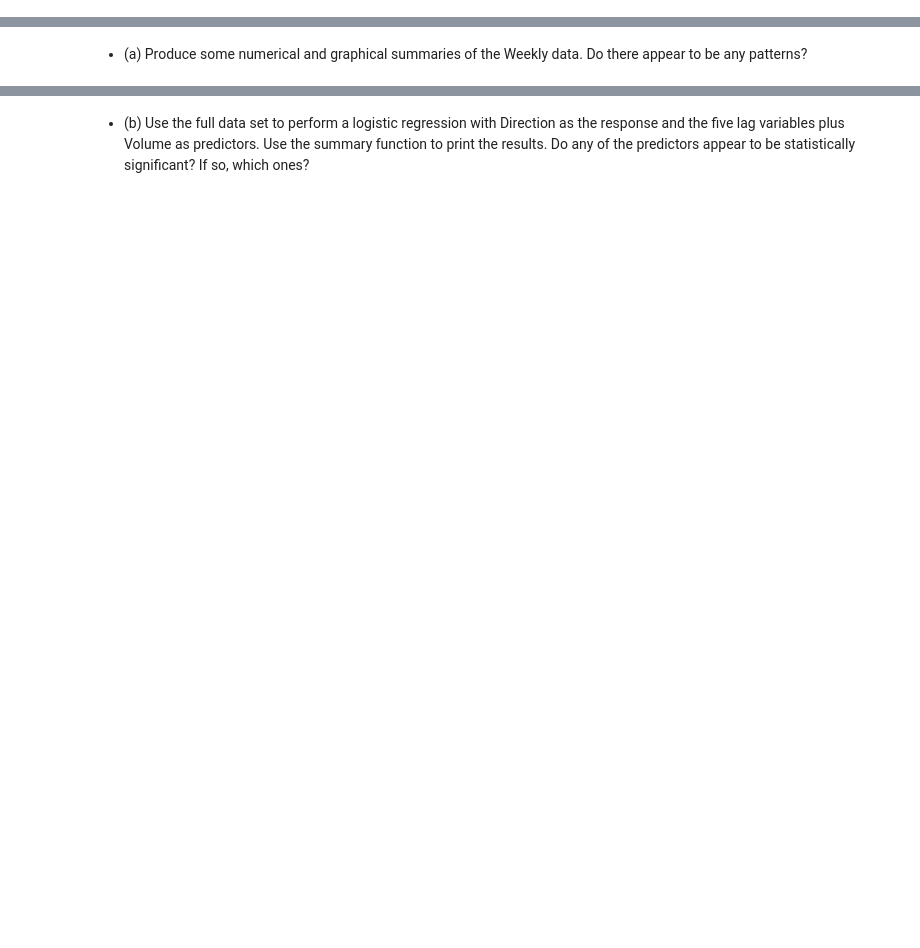
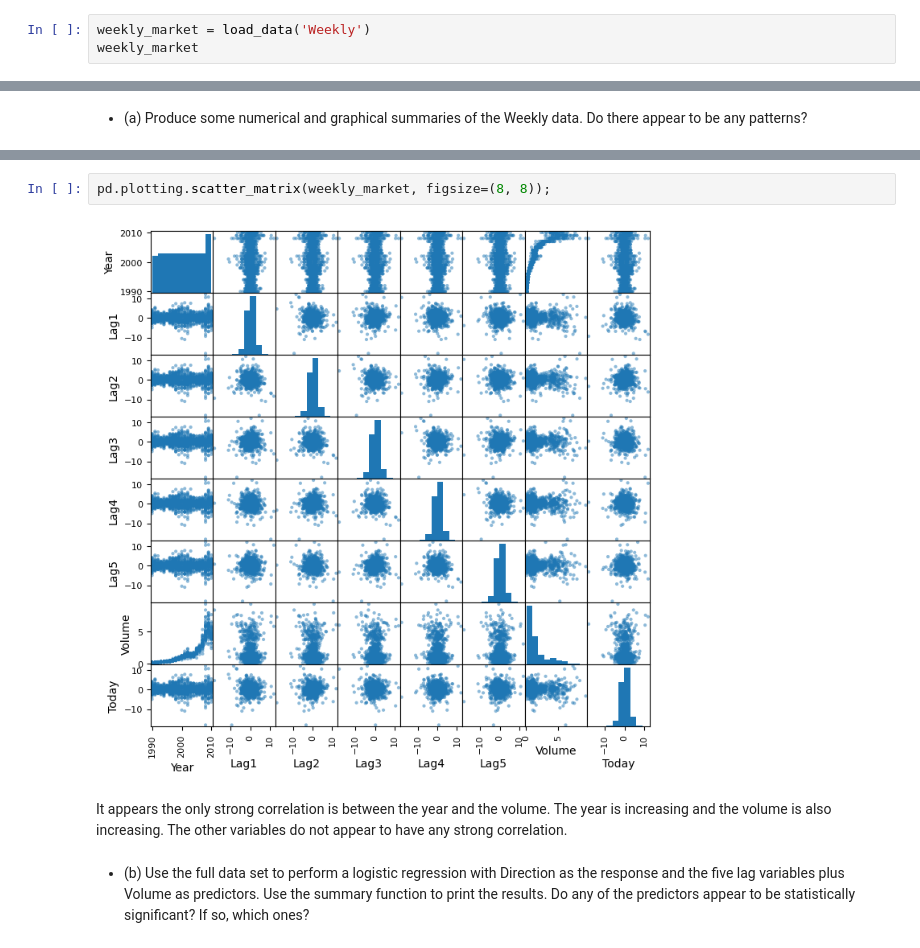
Before and after one commit to cake-dev/AdvDataScience, a Jupyter notebook: ch4hw.ipynb, the cells around one changed output, grey strips where cells are left out. Saved outputs shown, nothing was run; the diff lists cells and outputs as text; blank space fills up the shorter version.

```diff
--- a/ch4hw.ipynb
+++ b/ch4hw.ipynb
@@ -29,3 +97,6 @@ is part of the ISLP package. This data is similar in nature to the
 Smarket data from this chapter’s lab, except that it contains 1,089
 weekly returns for 21 years, from the beginning of 1990 to the end of
 2010.
+# %%
+weekly_market = load_data('Weekly')
+weekly_market
@@ -34,2 +131,8 @@ weekly returns for 21 years, from the beginning of 1990 to the end of
+# %%
+pd.plotting.scatter_matrix(weekly_market, figsize=(8, 8));
+# %% [output]
+[figure, added]
+# %% [markdown]
+It appears the only strong correlation is between the year and the volume. The year is increasing and the volume is also increasing. The other variables do not appear to have any strong correlation.
 # %% [markdown]
 - (b) Use the full data set to perform a logistic regression with Direction as the response and the five lag variables plus Volume as predictors. Use the summary function to print the results. Do any of the predictors appear to be statistically significant? If so, which ones?
```
Also changed, not shown: parts of 10 cells of this notebook, 3 other files.
